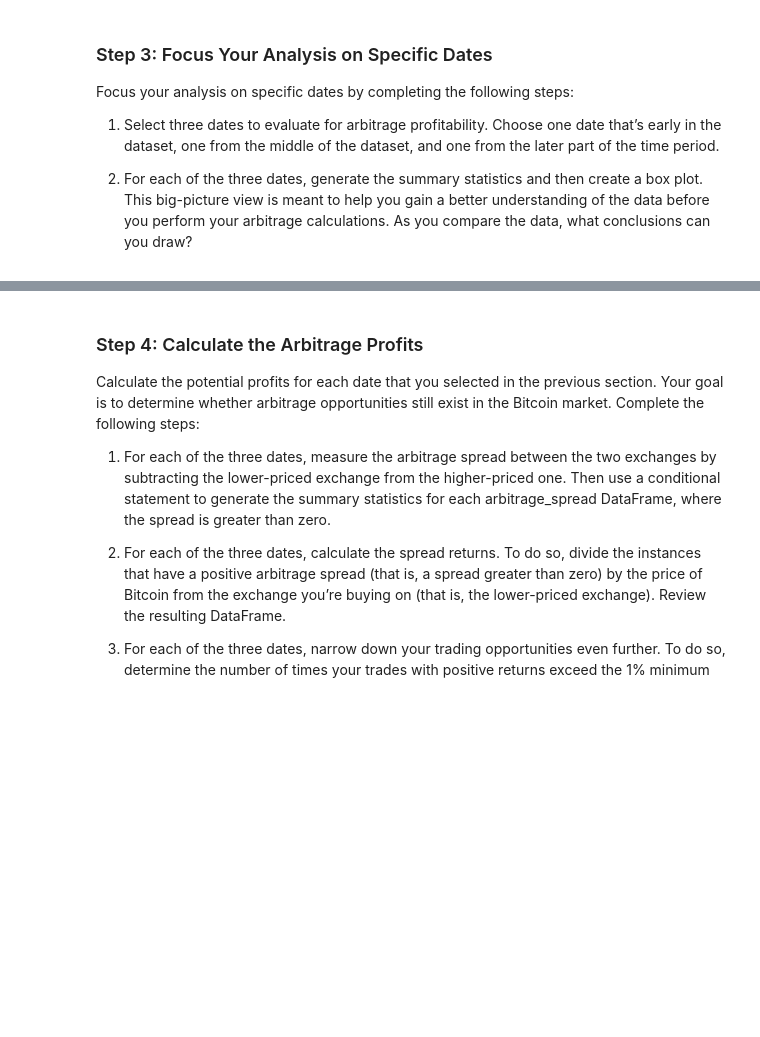
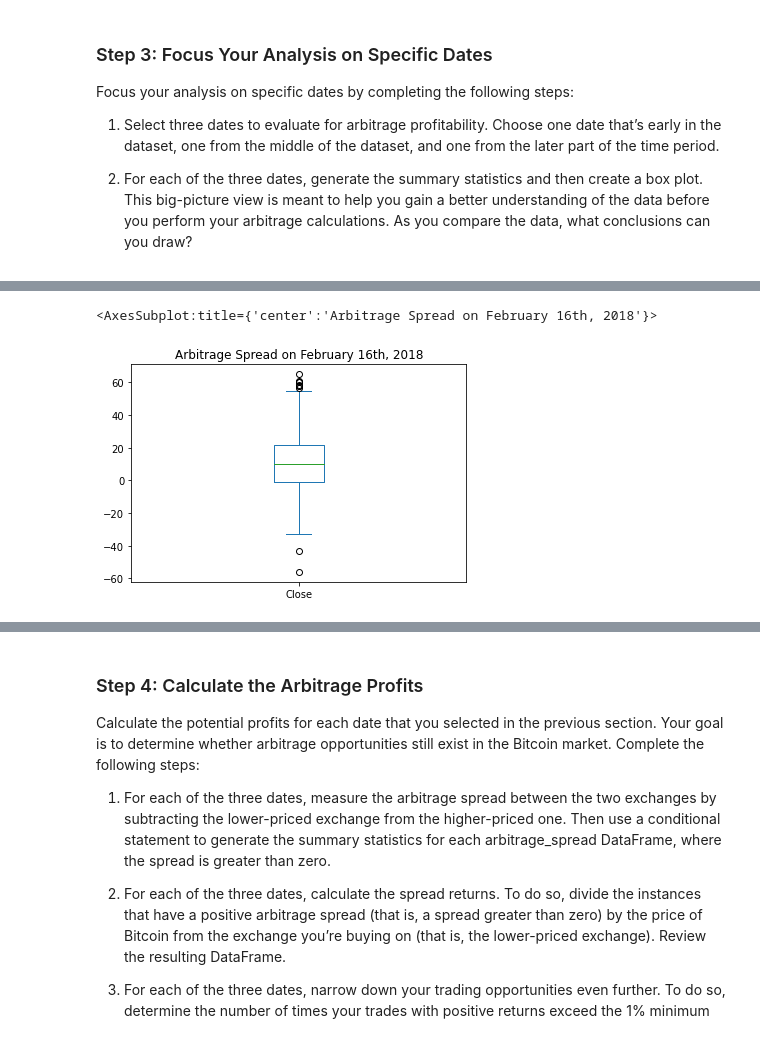
Before and after one commit to rrmangum/Bitcoin_Arbitrage_Trading_Opportunities_2018, a Jupyter notebook: crypto_arbitrage.ipynb, the cells around one changed output, grey strips where cells are left out. Saved outputs shown, nothing was run; the diff lists cells and outputs as text; code cells hidden in the pictures; blank space fills up the shorter version.

```diff
--- a/crypto_arbitrage.ipynb
+++ b/crypto_arbitrage.ipynb
@@ -431,7 +453,7 @@ arbitrage_spread_early = # YOUR CODE HERE
 # %%
 # Using the date in the middle that you have selected, calculate the arbitrage spread
 # by subtracting the bitstamp lower closing prices from the coinbase higher closing prices
-arbitrage_spread_middle = # YOUR CODE HERE
+arbitrage_spread_middle = bitstamp_sliced.loc["2018-02-16"] - coinbase_sliced.loc["2018-02-16"]
 
 # Generate summary statistics
-# YOUR CODE HERE
+arbitrage_spread_middle.describe()
@@ -438,6 +470,9 @@ arbitrage_spread_middle = # YOUR CODE HERE
 # %%
 # Visualize the arbitrage spread from the middle of the dataset in a box plot
-# YOUR CODE HERE
+arbitrage_spread_middle.plot(kind="box", title = "Arbitrage Spread on February 16th, 2018")
+# %% [output]
+<AxesSubplot:title={'center':'Arbitrage Spread on February 16th, 2018'}>
+[figure, added]
 # %%
 # Create an overlay plot that visualizes the two dataframes over a period of one day from late in the dataset.
 # Be sure that the plots include the parameters `legend`, `figsize`, `title`, `color` and `label`
```
Also changed, not shown: parts of 8 cells of this notebook.
